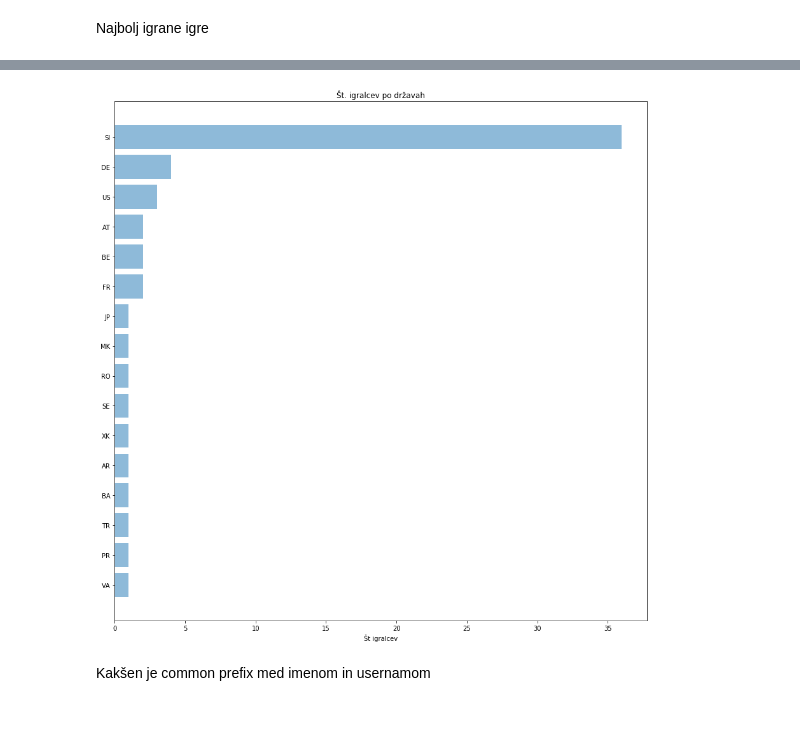
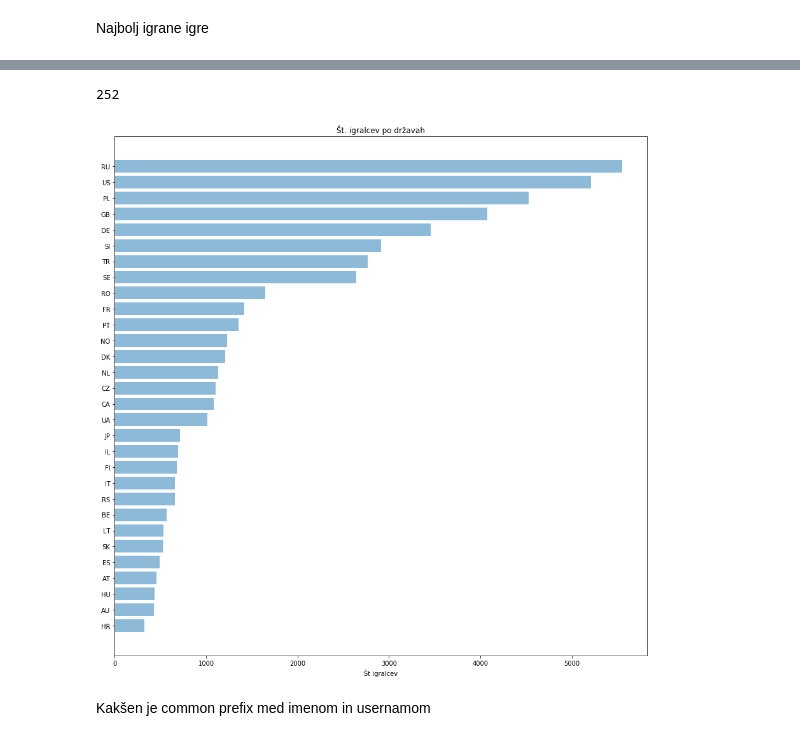
Before and after one commit to tstrus97/PR18TJA, a Jupyter notebook: Steam Project - masterTomaz.ipynb, the cells around one changed output, grey strips where cells are left out. Saved outputs shown, nothing was run; the diff lists cells and outputs as text; code cells hidden in the pictures.

```diff
--- a/Steam Project - masterTomaz.ipynb
+++ b/Steam Project - masterTomaz.ipynb
@@ -135,30 +128,31 @@ plotTopBoughtGames(TopBoughtGames[10:0:-1])
 # %%
 player_countries=dict()
 for pid in player_summaries:
-    if('loccountrycode' in player_summaries[pid]):
-        if(player_summaries[pid]['loccountrycode'] not in player_countries):
-            player_countries[player_summaries[pid]['loccountrycode']]=0
-        player_countries[player_summaries[pid]['loccountrycode']]+=1
+    if('cntry' in player_summaries[pid]):
+        if(player_summaries[pid]['cntry'] not in player_countries):
+            player_countries[player_summaries[pid]['cntry']]=0
+        player_countries[player_summaries[pid]['cntry']]+=1
 sortedPlayerCountries= sorted(player_countries.items(), key=lambda x: x[1], reverse=True)
 
 def plotCountries( player_countries):
     number=[]
     countries=[]
     for country,persons in player_countries:
         countries.append(country)
         number.append(persons)
     y_pos = np.arange(len(countries))
     plt.figure(figsize=(15,15))
     plt.barh(countries,number, align='center', alpha=0.5)
     #plt.yticks(y_pos, games)
     plt.xlabel("Št igralcev")
     plt.title('Št. igralcev po državah')
     plt.show()
     return None
-
-plotCountries(sortedPlayerCountries[::-1])
+print(len(sortedPlayerCountries))
+plotCountries(sortedPlayerCountries[30:0:-1])
 # %% [output]
+252
-[figure, old version]
+[figure, new version]
 # %% [markdown]
 Kakšen je common prefix med imenom in usernamom
 # %%
```
Also changed, not shown: parts of 7 cells of this notebook.
